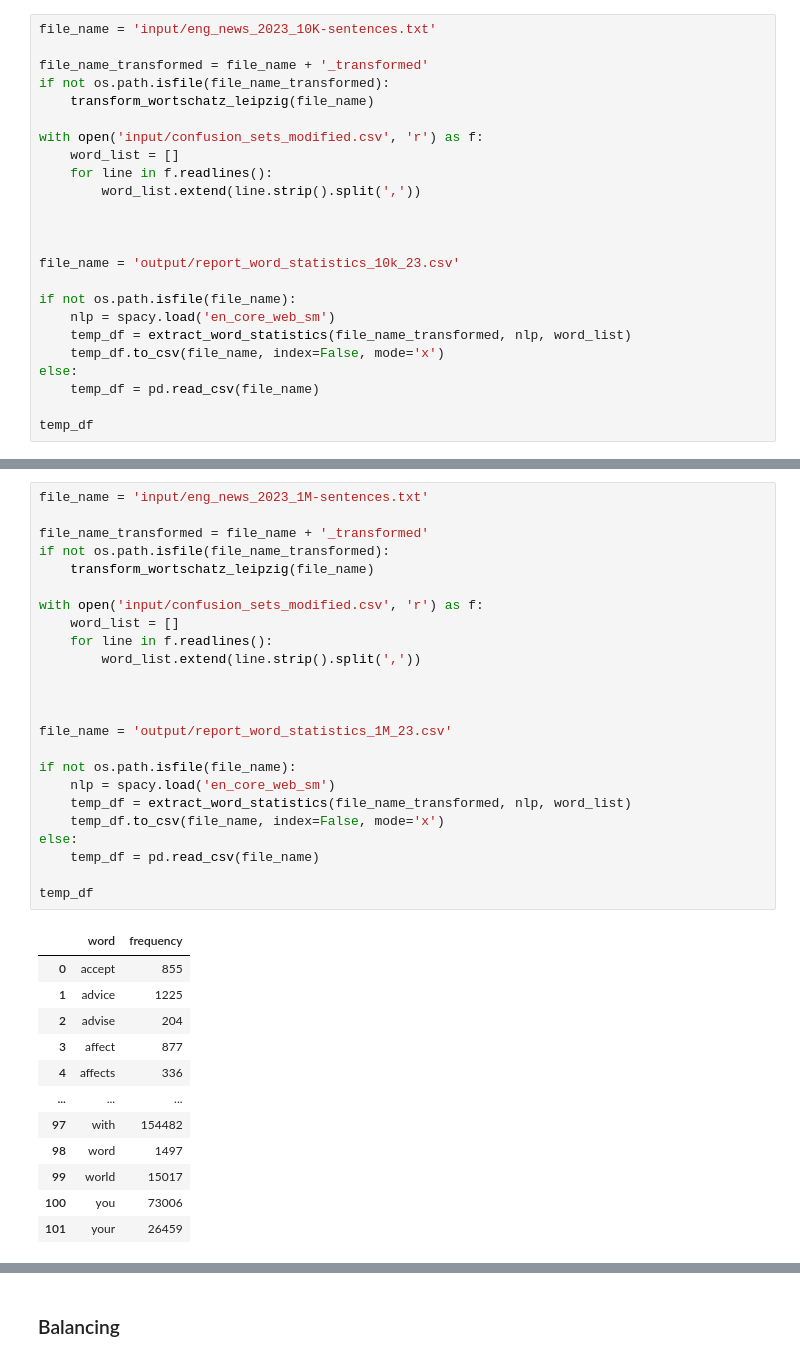
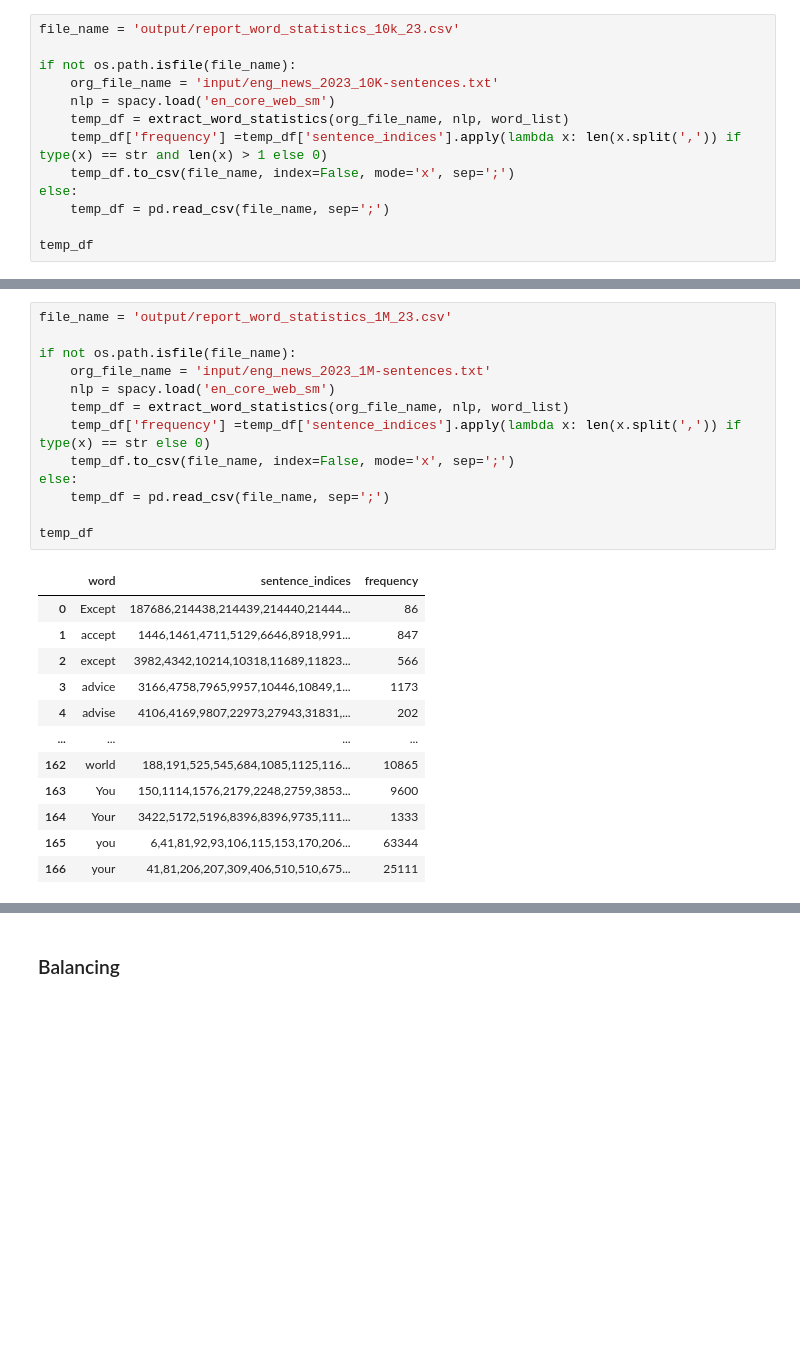
Before and after one commit to zesch/rwse-experiments, a Jupyter notebook: experiments/word_statistics.ipynb, the cells around one changed output, grey strips where cells are left out. Drawn from its saved outputs; the diff is of its cells as text; blank space fills up the shorter version.

```diff
--- a/experiments/word_statistics.ipynb
+++ b/experiments/word_statistics.ipynb
@@ -9,25 +18,14 @@ import spacy
 # %%
-file_name = 'input/eng_news_2023_10K-sentences.txt'
-
-file_name_transformed = file_name + '_transformed'
-if not os.path.isfile(file_name_transformed):
-    transform_wortschatz_leipzig(file_name)
-
-with open('input/confusion_sets_modified.csv', 'r') as f:
-    word_list = []
-    for line in f.readlines():
-        word_list.extend(line.strip().split(','))
-
-
-
 file_name = 'output/report_word_statistics_10k_23.csv'
 
 if not os.path.isfile(file_name):
+    org_file_name = 'input/eng_news_2023_10K-sentences.txt'
     nlp = spacy.load('en_core_web_sm')
-    temp_df = extract_word_statistics(file_name_transformed, nlp, word_list)
-    temp_df.to_csv(file_name, index=False, mode='x')
+    temp_df = extract_word_statistics(org_file_name, nlp, word_list)
+    temp_df['frequency'] =temp_df['sentence_indices'].apply(lambda x: len(x.split(',')) if type(x) == str and len(x) > 1 else 0)
+    temp_df.to_csv(file_name, index=False, mode='x', sep=';')
 else:
-    temp_df = pd.read_csv(file_name)
+    temp_df = pd.read_csv(file_name, sep=';')
 
 temp_df
 # %% [output]
@@ -49,37 +54,26 @@ temp_df
 # %%
-file_name = 'input/eng_news_2023_1M-sentences.txt'
-
-file_name_transformed = file_name + '_transformed'
-if not os.path.isfile(file_name_transformed):
-    transform_wortschatz_leipzig(file_name)
-
-with open('input/confusion_sets_modified.csv', 'r') as f:
-    word_list = []
-    for line in f.readlines():
-        word_list.extend(line.strip().split(','))
-
-
-
 file_name = 'output/report_word_statistics_1M_23.csv'
 
 if not os.path.isfile(file_name):
+    org_file_name = 'input/eng_news_2023_1M-sentences.txt'
     nlp = spacy.load('en_core_web_sm')
-    temp_df = extract_word_statistics(file_name_transformed, nlp, word_list)
-    temp_df.to_csv(file_name, index=False, mode='x')
+    temp_df = extract_word_statistics(org_file_name, nlp, word_list)
+    temp_df['frequency'] =temp_df['sentence_indices'].apply(lambda x: len(x.split(',')) if type(x) == str else 0)
+    temp_df.to_csv(file_name, index=False, mode='x', sep=';')
 else:
-    temp_df = pd.read_csv(file_name)
+    temp_df = pd.read_csv(file_name, sep=';')
 
 temp_df
 # %% [output]
-|  | word | frequency |
-| 0 | accept | 855 |
-| 1 | advice | 1225 |
-| 2 | advise | 204 |
-| 3 | affect | 877 |
-| 4 | affects | 336 |
-| ... | ... | ... |
-| 97 | with | 154482 |
-| 98 | word | 1497 |
-| 99 | world | 15017 |
-| 100 | you | 73006 |
-| 101 | your | 26459 |
+|  | word | sentence_indices | frequency |
+| 0 | Except | 187686,214438,214439,214440,21444... | 86 |
+| 1 | accept | 1446,1461,4711,5129,6646,8918,991... | 847 |
+| 2 | except | 3982,4342,10214,10318,11689,11823... | 566 |
+| 3 | advice | 3166,4758,7965,9957,10446,10849,1... | 1173 |
+| 4 | advise | 4106,4169,9807,22973,27943,31831,... | 202 |
+| ... | ... | ... | ... |
+| 162 | world | 188,191,525,545,684,1085,1125,116... | 10865 |
+| 163 | You | 150,1114,1576,2179,2248,2759,3853... | 9600 |
+| 164 | Your | 3422,5172,5196,8396,8396,9735,111... | 1333 |
+| 165 | you | 6,41,81,92,93,106,115,153,170,206... | 63344 |
+| 166 | your | 41,81,206,207,309,406,510,510,675... | 25111 |
```
Also changed, not shown: parts of 20 cells of this notebook, 7 other files.
